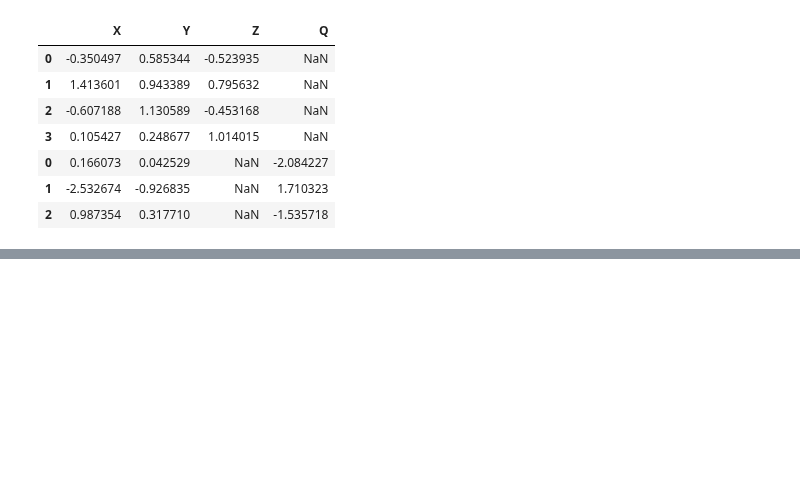
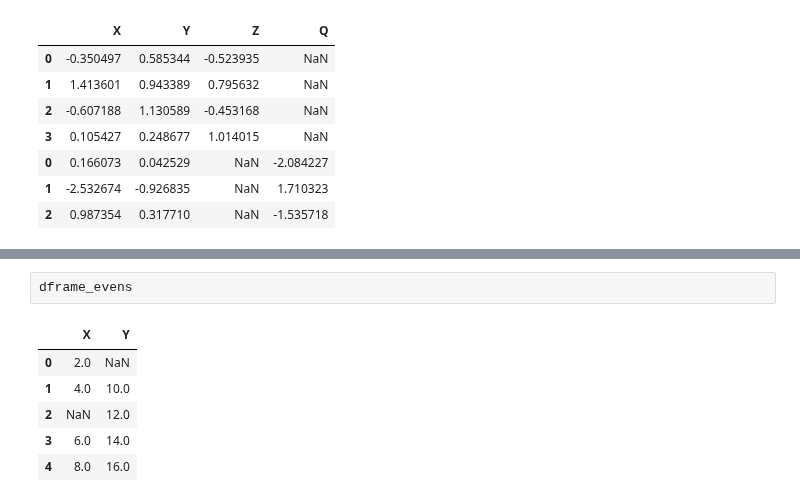
Before and after one commit to largekind/DataScience, a Jupyter notebook: DataFix.ipynb, the cells around one changed output, grey strips where cells are left out. Saved outputs shown, nothing was run; the diff lists cells and outputs as text; blank space fills up the shorter version.

```diff
--- a/DataFix.ipynb
+++ b/DataFix.ipynb
@@ -285,0 +358,9 @@ pd.concat([dframe1,dframe2],ignore_index=True)
+# %%
+dframe_evens
+# %% [output]
+|  | X | Y |
+| 0 | 2.0 | NaN |
+| 1 | 4.0 | 10.0 |
+| 2 | NaN | 12.0 |
+| 3 | 6.0 | 14.0 |
+| 4 | 8.0 | 16.0 |
```
Also changed, not shown: parts of 12 cells of this notebook.
